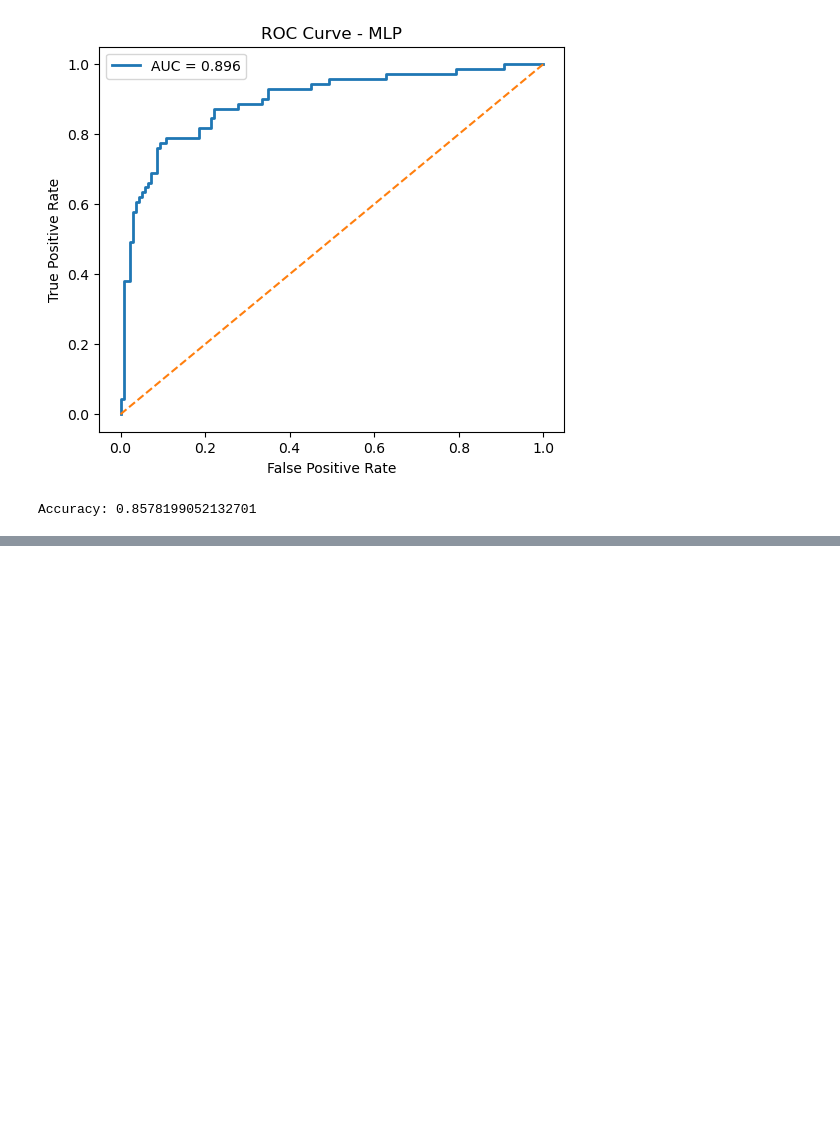
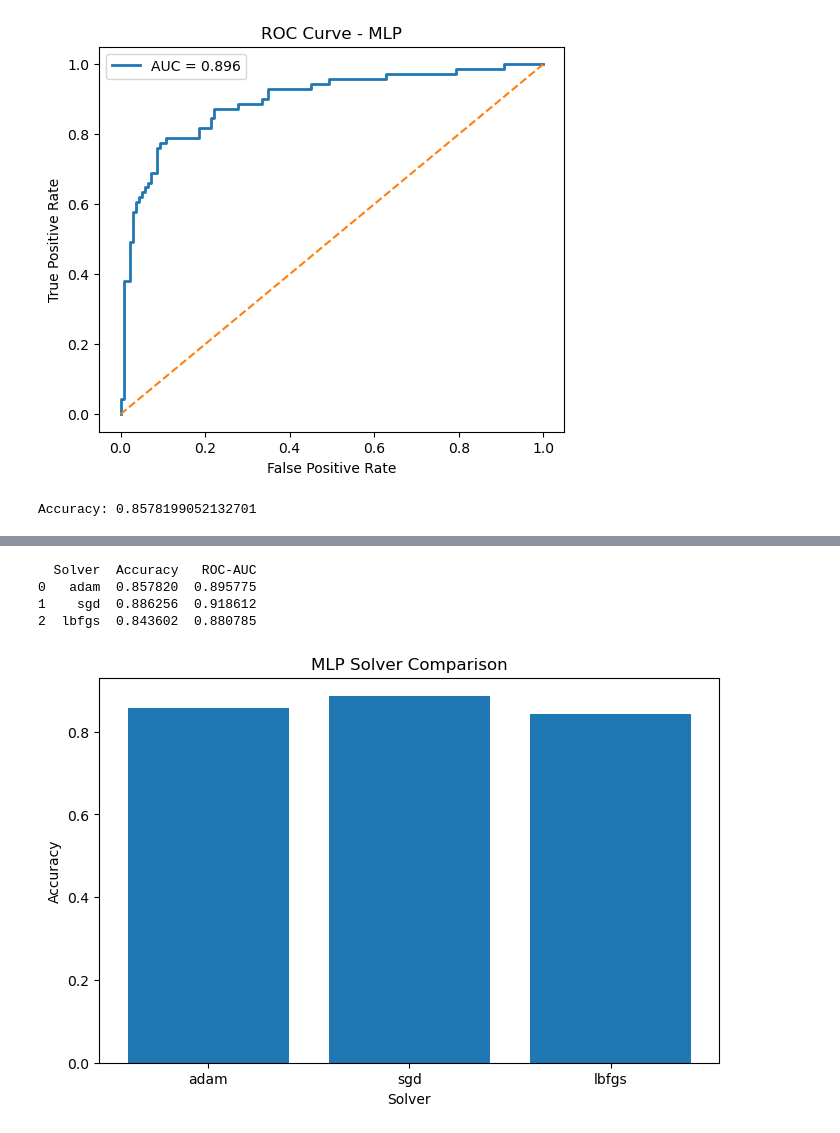
Before and after one commit to warkeaashka/QSAR-biodegradation-ml, a Jupyter notebook: MLP.ipynb, the cells around one changed output, grey strips where cells are left out. Cells and saved outputs as stored; diff of their text form; code cells hidden in the pictures; blank space fills up the shorter version.

```diff
--- a/MLP.ipynb
+++ b/MLP.ipynb
@@ -165,0 +239,27 @@ Accuracy: 0.8578199052132701
+# %%
+comparison_df = pd.DataFrame( #created a DataFrame to store the results of the different solvers, including their accuracy and ROC-AUC scores. This allows for easy comparison of the performance of each solver.
+    results,
+    columns=['Solver', 'Accuracy', 'ROC-AUC']
+)
+
+print(comparison_df)
+# %% [output]
+  Solver  Accuracy   ROC-AUC
+0   adam  0.857820  0.895775
+1    sgd  0.886256  0.918612
+2  lbfgs  0.843602  0.880785
+# %%
+plt.figure(figsize=(8,5))
+
+plt.bar(
+    comparison_df['Solver'],
+    comparison_df['Accuracy']
+)
+
+plt.xlabel("Solver")
+plt.ylabel("Accuracy")
+plt.title("MLP Solver Comparison")
+
+plt.show()
+# %% [output]
+[figure, added]
```
Also changed, not shown: parts of 6 cells of this notebook.
